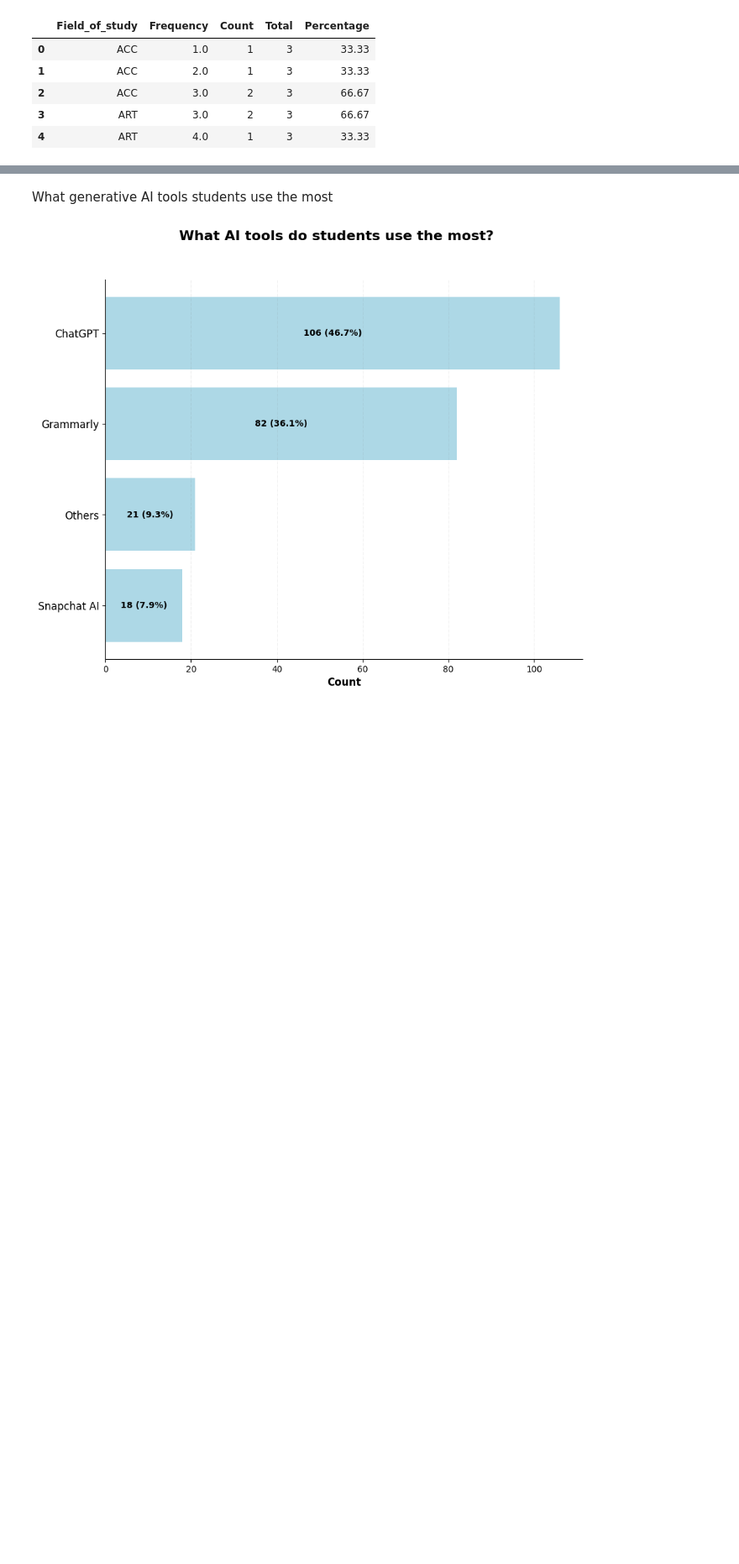
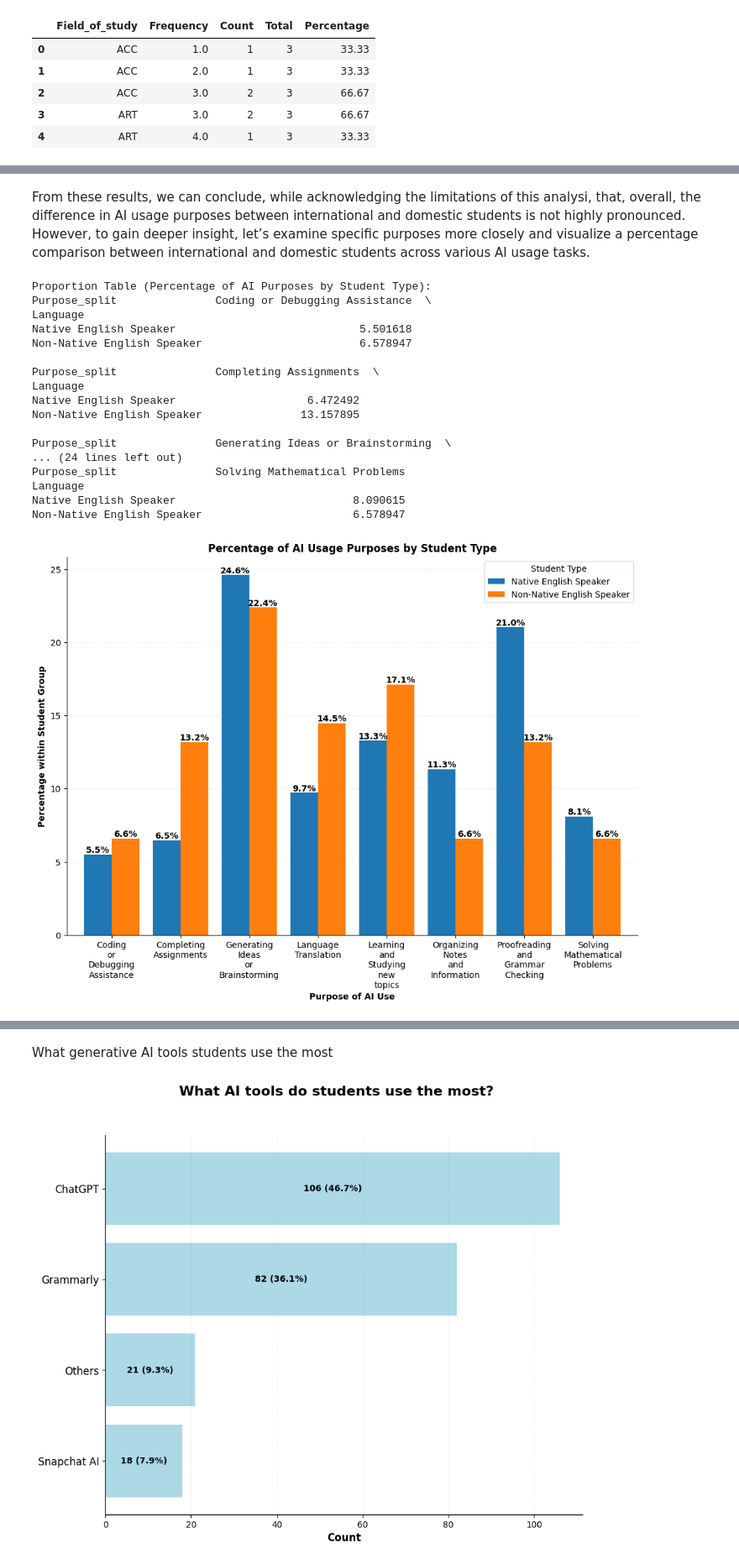
Before and after one commit to cris1618/Mapping-the-use-of-GAI-in-a-higher-educational-context, a Jupyter notebook: AI_usage.ipynb, the cells around one changed output, grey strips where cells are left out. Shown: that part at 84% size. Drawn from its saved outputs; the diff is of its cells as text; code cells hidden in the pictures; blank space fills up the shorter version.

```diff
--- a/AI_usage.ipynb
+++ b/AI_usage.ipynb
@@ -501,0 +618,20 @@ plt.show()
+# %%
+# Create a contingency table for AI purpose by Language (International vs. Domestic)
+contingency_table = pd.crosstab(df_yes_exp["Language"], df_yes_exp["Purpose_split"])
+
+
+#Perform the Chi-Square Test for Independence
+chi2, p, dof, expected = chi2_contingency(contingency_table)
+
+# Display the results
+print("\nChi-Square Statistic:", chi2)
+print("P-Value:", p)
+print("Degrees of Freedom:", dof)
+print("Expected Frequencies:")
+print(expected)
+
+# Interpretation
+if p < 0.05:
+    print("\nThere is a significant difference in AI usage purposes between International and Domestic students.")
+else:
+    print("\nThere is no significant difference in AI usage purposes between International and Domestic students.")
@@ -501,0 +649,48 @@ plt.show()
+# %% [markdown]
+From these results, we can conclude, while acknowledging the limitations of this analysi, that, overall, the difference in AI usage purposes between international and domestic students is not highly pronounced. However, to gain deeper insight, let’s examine specific purposes more closely and visualize a percentage comparison between international and domestic students across various AI usage tasks.
+# %%
+proportion_table = contingency_table.div(contingency_table.sum(axis=1), axis=0)
+
+# Convert to percentage for easier interpretation
+proportion_table *= 100
+
+print("Proportion Table (Percentage of AI Purposes by Student Type):")
+print(proportion_table)
+
+# Visualize the comparison
+fig, ax = plt.subplots(1,1, figsize=(12,8))
+proportion_table.T.plot(kind="bar", ax=ax, width=0.8) # .T transpose the table
+
+# Adding a grid
+ax.grid(visible=True, color="grey", linestyle="-.", linewidth=0.5, alpha=0.2, axis="y")
+
+for container in ax.containers:
+    ax.bar_label(container, fmt='%.1f%%', label_type='edge', fontsize=10, weight='bold')
+
+ax.spines['right'].set_visible(False)
+ax.spines['top'].set_visible(False)
+ax.set_title("Percentage of AI Usage Purposes by Student Type", fontweight="bold")
+ax.set_xlabel("Purpose of AI Use", fontsize=10, fontweight="bold")
+ax.set_ylabel("Percentage within Student Group", fontsize=10, fontweight="bold")
+ax.set_xticklabels([label.replace(" ", "\n") for label in proportion_table.columns], rotation=0)
+ax.legend(title="Student Type")
+plt.show()
+# %% [output]
+Proportion Table (Percentage of AI Purposes by Student Type):
+Purpose_split               Coding or Debugging Assistance  \
+Language
+Native English Speaker                            5.501618
+Non-Native English Speaker                        6.578947
+
+Purpose_split               Completing Assignments  \
+Language
+Native English Speaker                    6.472492
+Non-Native English Speaker               13.157895
+
+Purpose_split               Generating Ideas or Brainstorming  \
+... (24 lines left out)
+Purpose_split               Solving Mathematical Problems
+Language
+Native English Speaker                           8.090615
+Non-Native English Speaker                       6.578947
+[figure, added]
```
Also changed, not shown: parts of 38 cells of this notebook.
